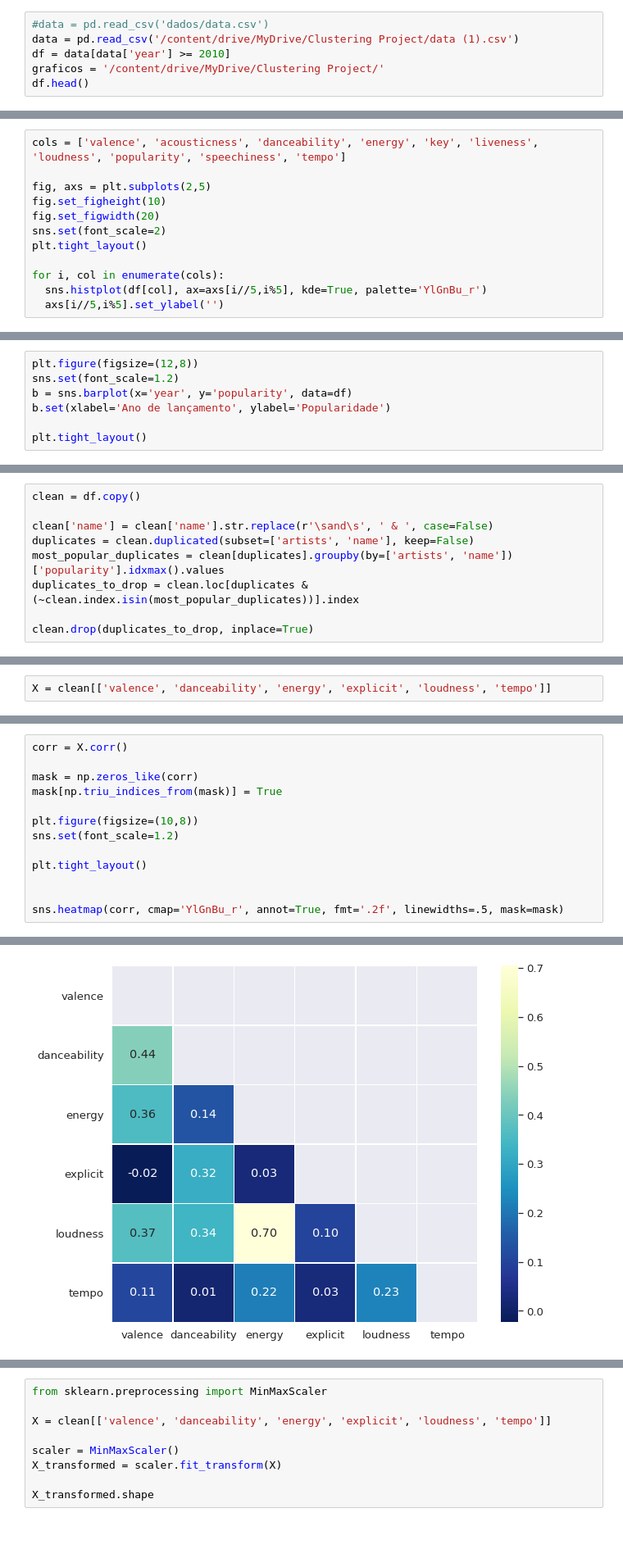
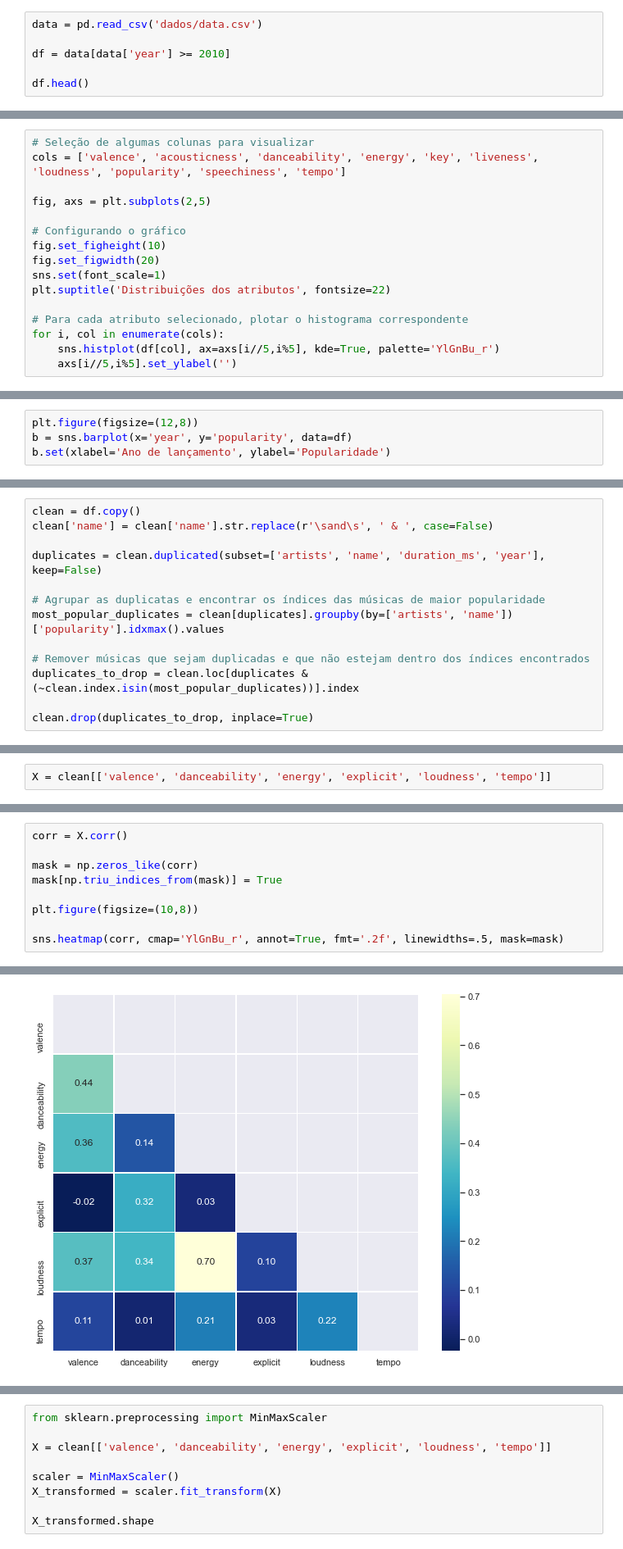
Before and after one commit to julianafalves/Clustering-Project, a Jupyter notebook: Trabalho2.ipynb, the cells around one changed output, grey strips where cells are left out. Shown at 82% size. Cells and saved outputs as stored; diff of their text form.

```diff
--- a/Trabalho2.ipynb
+++ b/Trabalho2.ipynb
@@ -30,8 +25,8 @@ Drive already mounted at /content/drive; to attempt to forcibly remount, call dr
 # %%
-#data = pd.read_csv('dados/data.csv')
-data = pd.read_csv('/content/drive/MyDrive/Clustering Project/data (1).csv')
+data = pd.read_csv('dados/data.csv')
+
 df = data[data['year'] >= 2010]
-graficos = '/content/drive/MyDrive/Clustering Project/'
+
 df.head()
 # %% [output]
 |  | valence | year | acousticness | artists | danceability | duration_ms | energy | explicit | id | ... |
@@ -81,13 +88,17 @@ df.describe()
 # %%
+# Seleção de algumas colunas para visualizar
 cols = ['valence', 'acousticness', 'danceability', 'energy', 'key', 'liveness', 'loudness', 'popularity', 'speechiness', 'tempo']
 
 fig, axs = plt.subplots(2,5)
+
+# Configurando o gráfico
 fig.set_figheight(10)
 fig.set_figwidth(20)
-sns.set(font_scale=2)
-plt.tight_layout()
+sns.set(font_scale=1)
+plt.suptitle('Distribuições dos atributos', fontsize=22)
 
+# Para cada atributo selecionado, plotar o histograma correspondente
 for i, col in enumerate(cols):
-  sns.histplot(df[col], ax=axs[i//5,i%5], kde=True, palette='YlGnBu_r')
-  axs[i//5,i%5].set_ylabel('')
+    sns.histplot(df[col], ax=axs[i//5,i%5], kde=True, palette='YlGnBu_r')
+    axs[i//5,i%5].set_ylabel('')
 # %% [output]
@@ -158,11 +169,8 @@ plt.tight_layout()
 [figure]
 # %%
 plt.figure(figsize=(12,8))
-sns.set(font_scale=1.2)
 b = sns.barplot(x='year', y='popularity', data=df)
 b.set(xlabel='Ano de lançamento', ylabel='Popularidade')
-
-plt.tight_layout()
 # %% [output]
 [figure]
 # %% [markdown]
@@ -197,9 +213,13 @@ df.duplicated(subset=['artists', 'name']).sum()
 # %%
 clean = df.copy()
+clean['name'] = clean['name'].str.replace(r'\sand\s', ' & ', case=False)
 
-clean['name'] = clean['name'].str.replace(r'\sand\s', ' & ', case=False)
-duplicates = clean.duplicated(subset=['artists', 'name'], keep=False)
+duplicates = clean.duplicated(subset=['artists', 'name', 'duration_ms', 'year'], keep=False)
+
+# Agrupar as duplicatas e encontrar os índices das músicas de maior popularidade
 most_popular_duplicates = clean[duplicates].groupby(by=['artists', 'name'])['popularity'].idxmax().values
+
+# Remover músicas que sejam duplicadas e que não estejam dentro dos índices encontrados
 duplicates_to_drop = clean.loc[duplicates & (~clean.index.isin(most_popular_duplicates))].index
 
 clean.drop(duplicates_to_drop, inplace=True)
@@ -222,10 +246,6 @@ mask = np.zeros_like(corr)
 mask[np.triu_indices_from(mask)] = True
 
 plt.figure(figsize=(10,8))
-sns.set(font_scale=1.2)
-
-plt.tight_layout()
-
 
 sns.heatmap(corr, cmap='YlGnBu_r', annot=True, fmt='.2f', linewidths=.5, mask=mask)
 # %% [output]
@@ -233 +253 @@ sns.heatmap(corr, cmap='YlGnBu_r', annot=True, fmt='.2f', linewidths=.5, mask=ma
-[figure, old version]
+[figure, new version]
```
Also changed, not shown: parts of 29 cells of this notebook.
